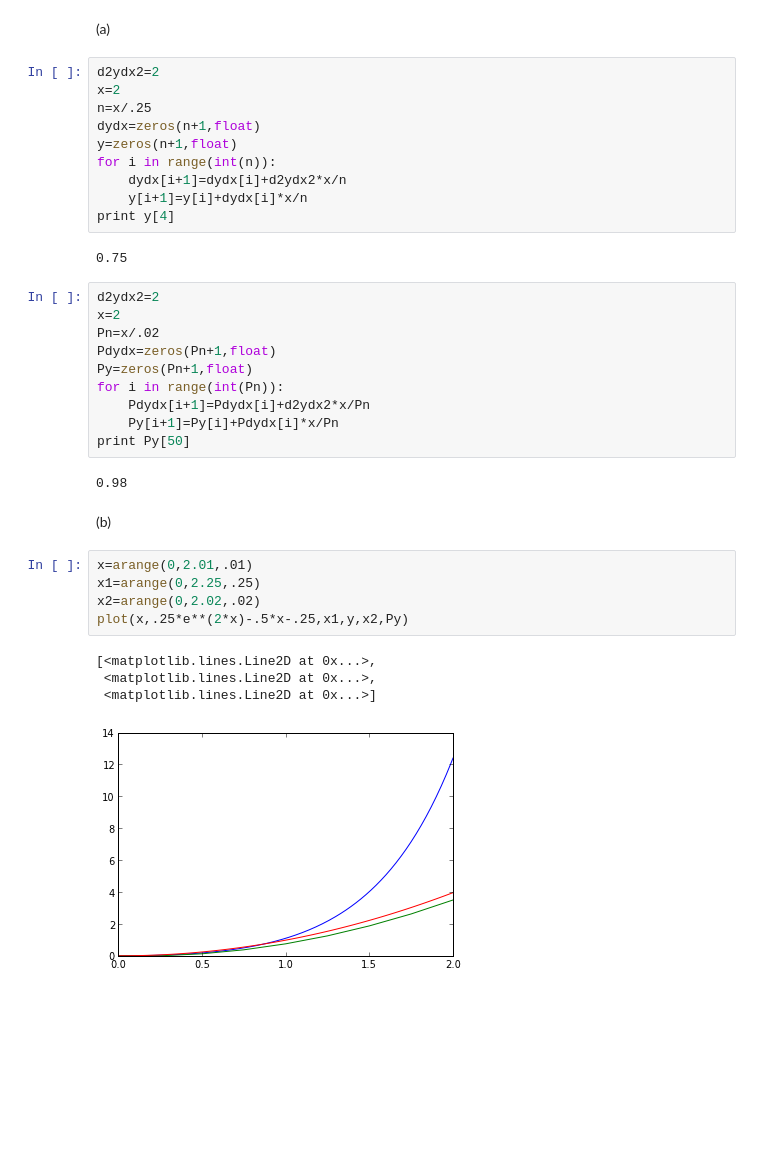
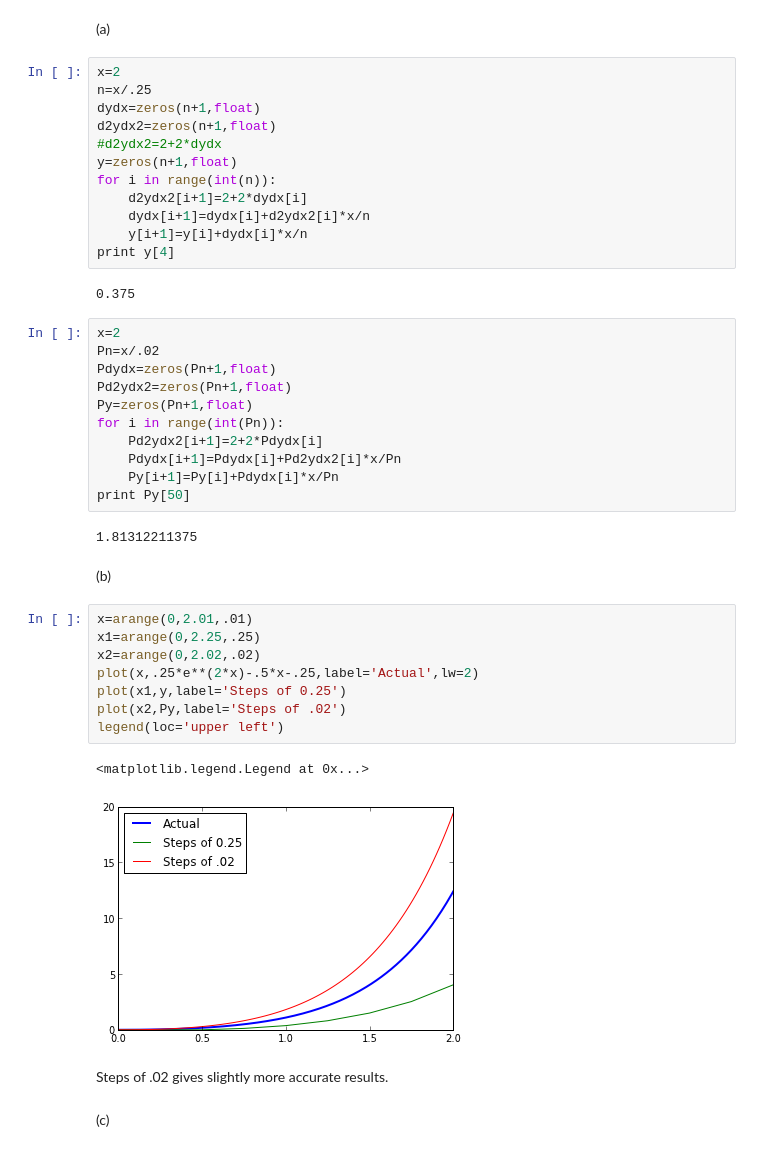
Before and after one commit to jdfreder/MCG, a Jupyter notebook: Week7/ODE-Ex6.ipynb, the cells around one changed output. Saved outputs shown, nothing was run; the diff lists cells and outputs as text; blank space fills up the shorter version.

```diff
--- a/Week7/ODE-Ex6.ipynb
+++ b/Week7/ODE-Ex6.ipynb
@@ -22,38 +22,46 @@ Exercise 1:
 # %% [markdown]
 (a)
 # %%
-d2ydx2=2
 x=2
 n=x/.25
 dydx=zeros(n+1,float)
+d2ydx2=zeros(n+1,float)
+#d2ydx2=2+2*dydx
 y=zeros(n+1,float)
 for i in range(int(n)):
-    dydx[i+1]=dydx[i]+d2ydx2*x/n
+    d2ydx2[i+1]=2+2*dydx[i]
+    dydx[i+1]=dydx[i]+d2ydx2[i]*x/n
     y[i+1]=y[i]+dydx[i]*x/n
 print y[4]
 # %% [output]
-0.75
+0.375
 # %%
-d2ydx2=2
 x=2
 Pn=x/.02
 Pdydx=zeros(Pn+1,float)
+Pd2ydx2=zeros(Pn+1,float)
 Py=zeros(Pn+1,float)
 for i in range(int(Pn)):
-    Pdydx[i+1]=Pdydx[i]+d2ydx2*x/Pn
+    Pd2ydx2[i+1]=2+2*Pdydx[i]
+    Pdydx[i+1]=Pdydx[i]+Pd2ydx2[i]*x/Pn
     Py[i+1]=Py[i]+Pdydx[i]*x/Pn
 print Py[50]
 # %% [output]
-0.98
+1.81312211375
 # %% [markdown]
 (b)
 # %%
 x=arange(0,2.01,.01)
 x1=arange(0,2.25,.25)
 x2=arange(0,2.02,.02)
-plot(x,.25*e**(2*x)-.5*x-.25,x1,y,x2,Py)
+plot(x,.25*e**(2*x)-.5*x-.25,label='Actual',lw=2)
+plot(x1,y,label='Steps of 0.25')
+plot(x2,Py,label='Steps of .02')
+legend(loc='upper left')
 # %% [output]
-[<matplotlib.lines.Line2D at 0x...>,
- <matplotlib.lines.Line2D at 0x...>,
- <matplotlib.lines.Line2D at 0x...>]
+<matplotlib.legend.Legend at 0x...>
-[figure, old version]
+[figure, new version]
+# %% [markdown]
+Steps of .02 gives slightly more accurate results.
+# %% [markdown]
+(c)
```
Also changed, not shown: parts of 8 cells of this notebook.
